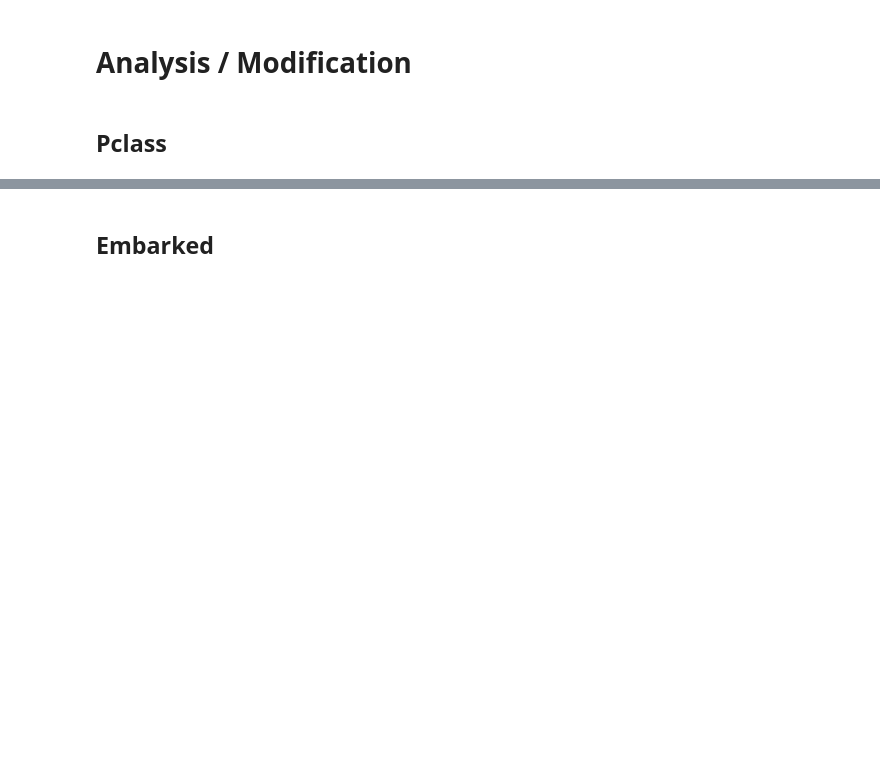
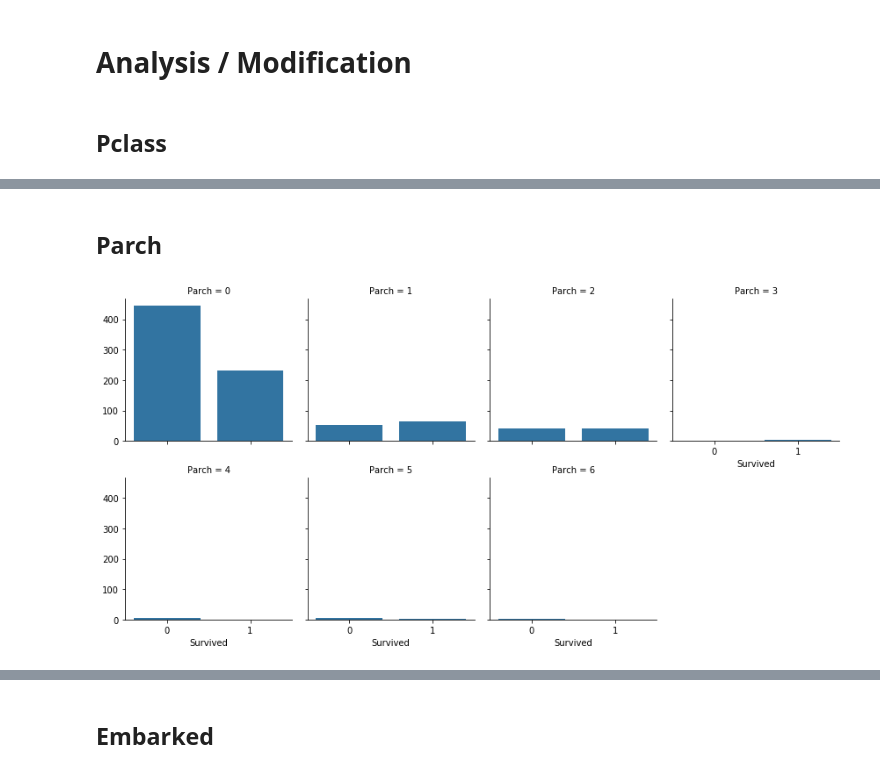
Before and after one commit to KJC1004/FDA_Titanic, a Jupyter notebook: titanic.ipynb, the cells around one changed output, grey strips where cells are left out. Drawn from its saved outputs; the diff is of its cells as text; code cells hidden in the pictures; blank space fills up the shorter version.

```diff
--- a/titanic.ipynb
+++ b/titanic.ipynb
@@ -94,0 +123,6 @@ titanic = pd.concat([titanic, onehot], axis=1).drop(col, axis=1)
+# %% [markdown]
+## Parch
+# %%
+sns.FacetGrid(titanic, col='Parch', col_wrap=4).map(sns.countplot, 'Survived', order=[0,1]);
+# %% [output]
+[figure, added]
```
Also changed, not shown: parts of 53 cells of this notebook.
